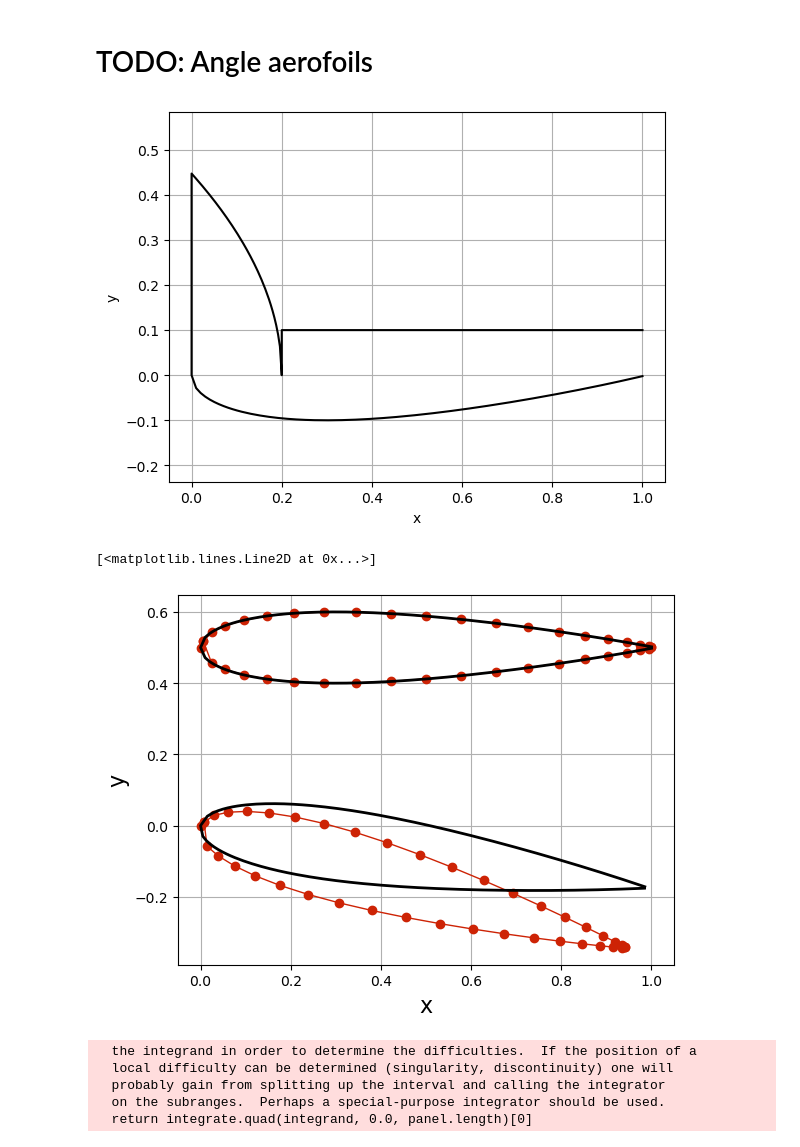
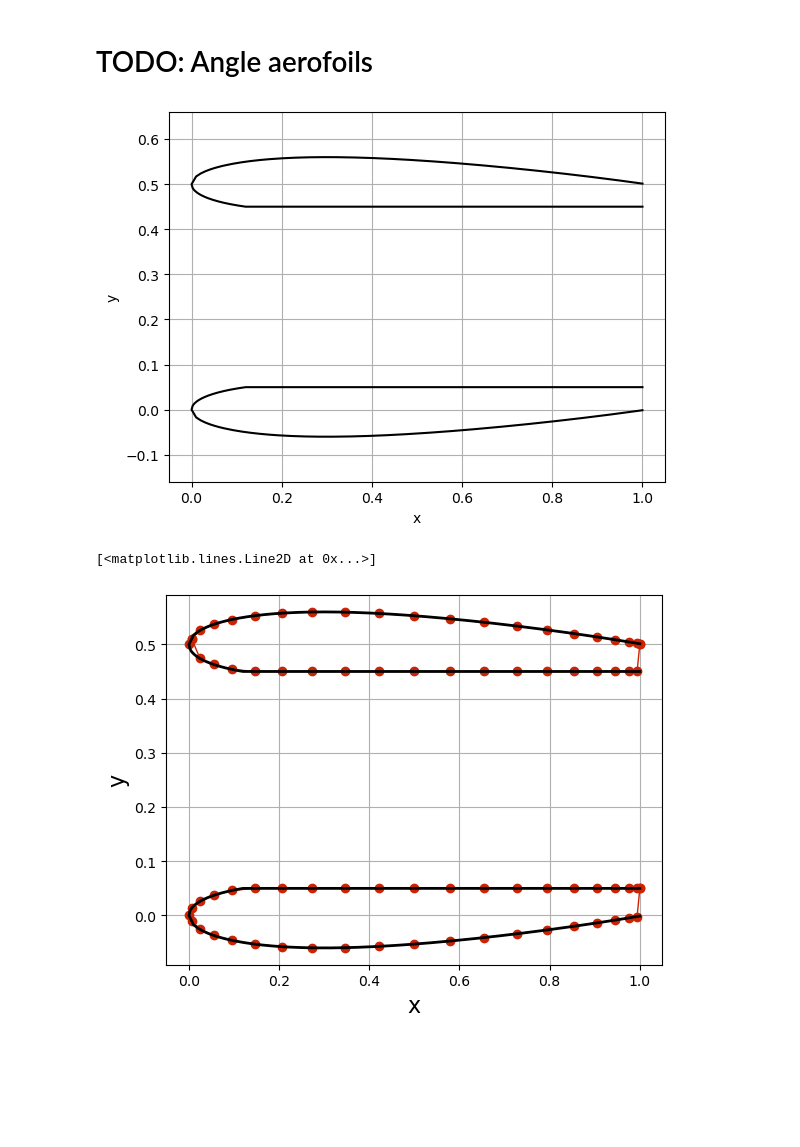
Before and after one commit to pilipb/DP5-code, a Jupyter notebook: testing_foil.ipynb, the cells around one changed output. Saved outputs shown, nothing was run; the diff lists cells and outputs as text; code cells hidden in the pictures; blank space fills up the shorter version.

Commit message:
flat inside sides reduce velocity

```diff
--- a/testing_foil.ipynb
+++ b/testing_foil.ipynb
@@ -3,36 +3,39 @@
 # %%
 from aerofoil import *
 from matplotlib import pyplot as plt
 
 turbine_width = 0.5
-foil_width = 0.2
-alphas = [-10,0]
+foil_width = 0.12
+alphas = [0,0]
 
-x,y = custom_foil(foil_width, 0.2,alpha=0)
+x,y = custom_foil(foil_width, 0.12,alpha=0, side='left')
+x2,y2 = custom_foil(foil_width, 0.12,alpha=0, side='right')
+y2 = y2 + turbine_width
 
 # Create a NACA 0012 aerofoil
 # x,y = naca_foil(foil_width, alpha=alphas[0])
 # x2,y2 = naca_foil(foil_width, alpha=alphas[1])
 # y2 = y2 + turbine_width
 
 # x,y = naca_one_side(foil_width,side='left', alpha=alphas[0])
 # x2,y2 = naca_one_side(foil_width,side='right', alpha = alphas[1])
 # y2 = y2 + turbine_width
 
 # Plot the aerofoil
 plt.plot(x,y,'k-')
-# plt.plot(x2,y2,'k-')
+plt.plot(x2,y2,'k-')
 plt.axis('equal')
 plt.xlabel('x')
 plt.ylabel('y')
 plt.grid()
 # %% [output]
-[figure, old version]
+[figure, new version]
 # %%
 import numpy as np
 
 plt.figure()
 aerofoils = np.empty(2, dtype=object)
+# aerofoils = np.empty(1, dtype=object)
 coords = [[x,y],[x2,y2]]
 # coords = [[x,y]]
 # discretise the aerofoil into panels
@@ -52,7 +55,7 @@ plt.plot(x, y, color='k', linestyle='-', linewidth=2)
 plt.plot(x2, y2, color='k', linestyle='-', linewidth=2)
 # %% [output]
 [<matplotlib.lines.Line2D at 0x...>]
-[figure, old version]
+[figure, new version]
 # %%
 # define the freestream conditions
 u_inf = 1.0
@@ -76,12 +79,6 @@ for i,p in enumerate(aerofoils):
     tan_vel(p, freestreams[i])
     # get pressure coefficient at each panel center-point
     cp(p, freestreams[i])
-# %% [output]
-  the integrand in order to determine the difficulties.  If the position of a
-  local difficulty can be determined (singularity, discontinuity) one will
-  probably gain from splitting up the interval and calling the integrator
-  on the subranges.  Perhaps a special-purpose integrator should be used.
-  return integrate.quad(integrand, 0.0, panel.length)[0]
 # %%
 # define velocity field
 nx, ny = 20, 20
```
Also changed, not shown: parts of 1 cell of this notebook, 1 other file.
